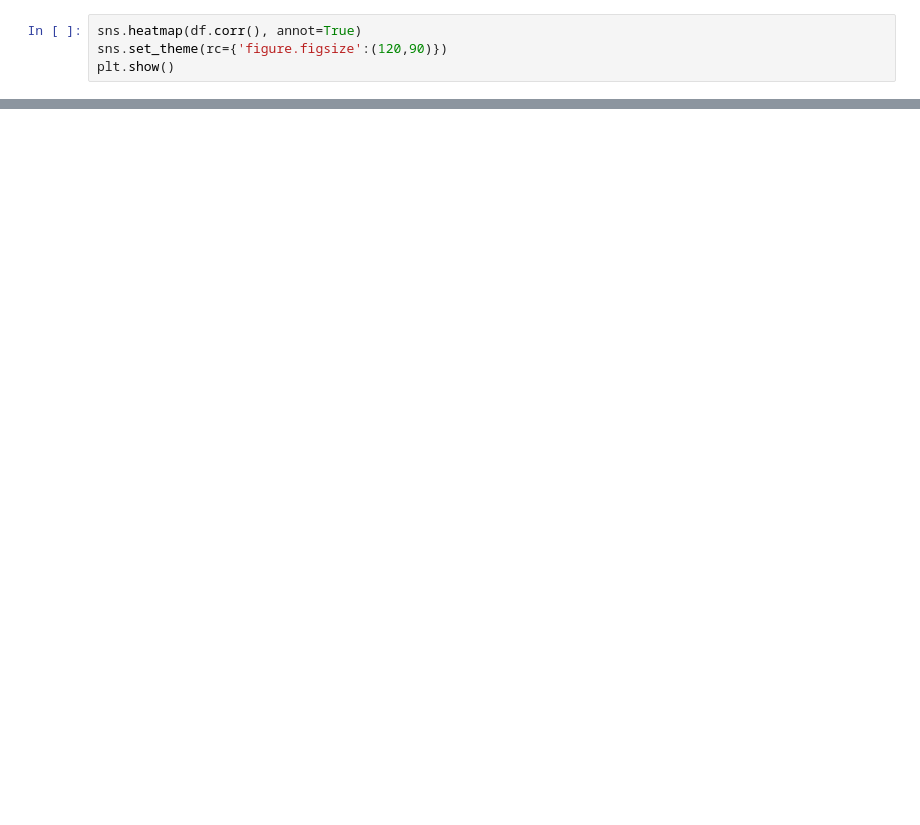
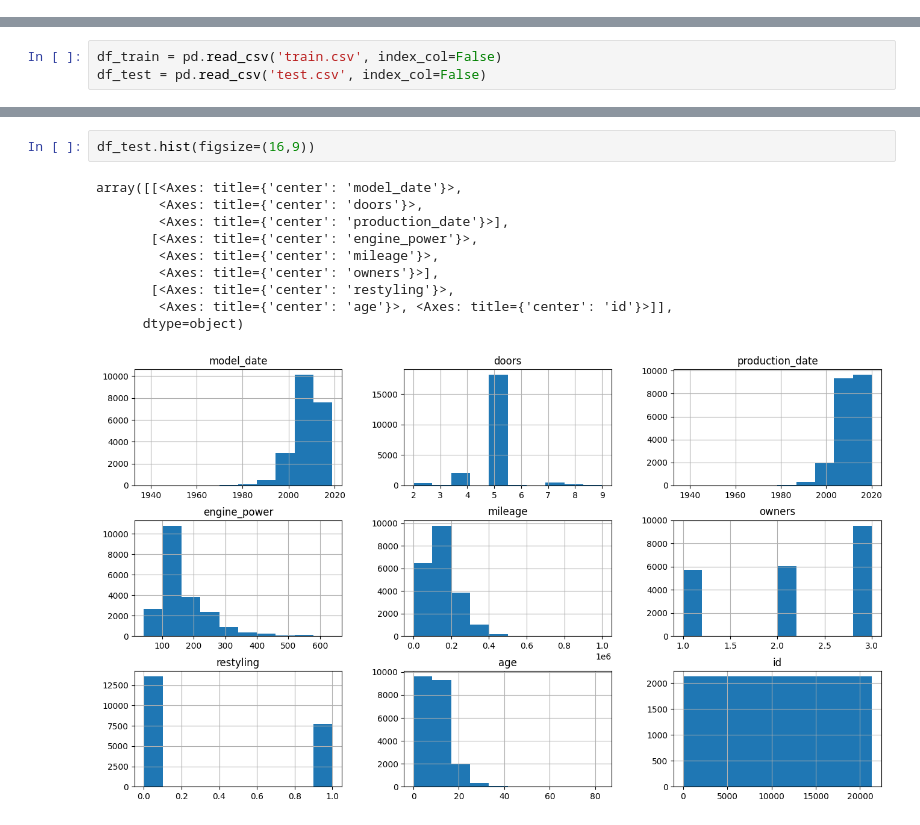
Before and after one commit to nedeadinside/KaggleCompetition, a Jupyter notebook: dataPreproc.ipynb, the cells around one changed output, grey strips where cells are left out. Cells and saved outputs as stored; diff of their text form; blank space fills up the shorter version.

```diff
--- a/dataPreproc.ipynb
+++ b/dataPreproc.ipynb
@@ -84,4 +0,0 @@ df.head()
-# %%
-sns.heatmap(df.corr(), annot=True)
-sns.set_theme(rc={'figure.figsize':(120,90)})
-plt.show()
@@ -93,0 +9,3 @@ df.to_csv('train_prepared.csv', index=False)
+# %%
+df_train = pd.read_csv('train.csv', index_col=False)
+df_test = pd.read_csv('test.csv', index_col=False)
@@ -93,0 +37,13 @@ df.to_csv('train_prepared.csv', index=False)
+# %%
+df_test.hist(figsize=(16,9))
+# %% [output]
+array([[<Axes: title={'center': 'model_date'}>,
+        <Axes: title={'center': 'doors'}>,
+        <Axes: title={'center': 'production_date'}>],
+       [<Axes: title={'center': 'engine_power'}>,
+        <Axes: title={'center': 'mileage'}>,
+        <Axes: title={'center': 'owners'}>],
+       [<Axes: title={'center': 'restyling'}>,
+        <Axes: title={'center': 'age'}>, <Axes: title={'center': 'id'}>]],
+      dtype=object)
+[figure, added]
```
Also changed, not shown: parts of 34 cells of this notebook, 8 other files.
